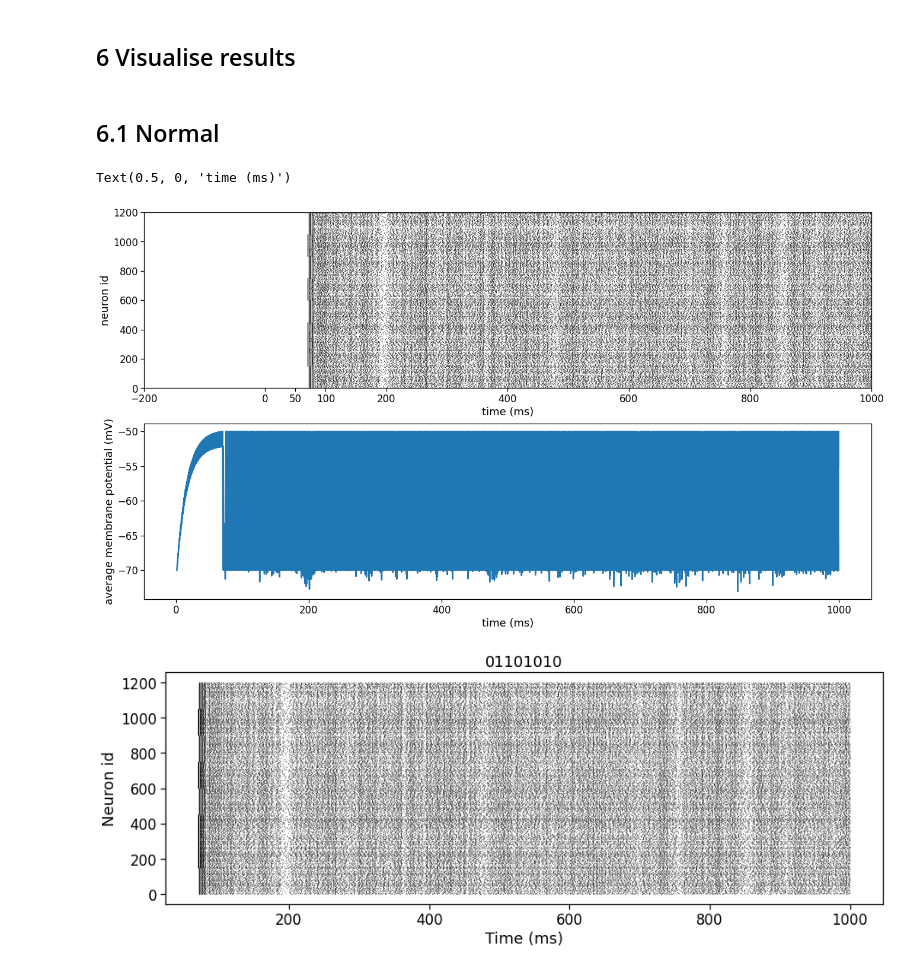
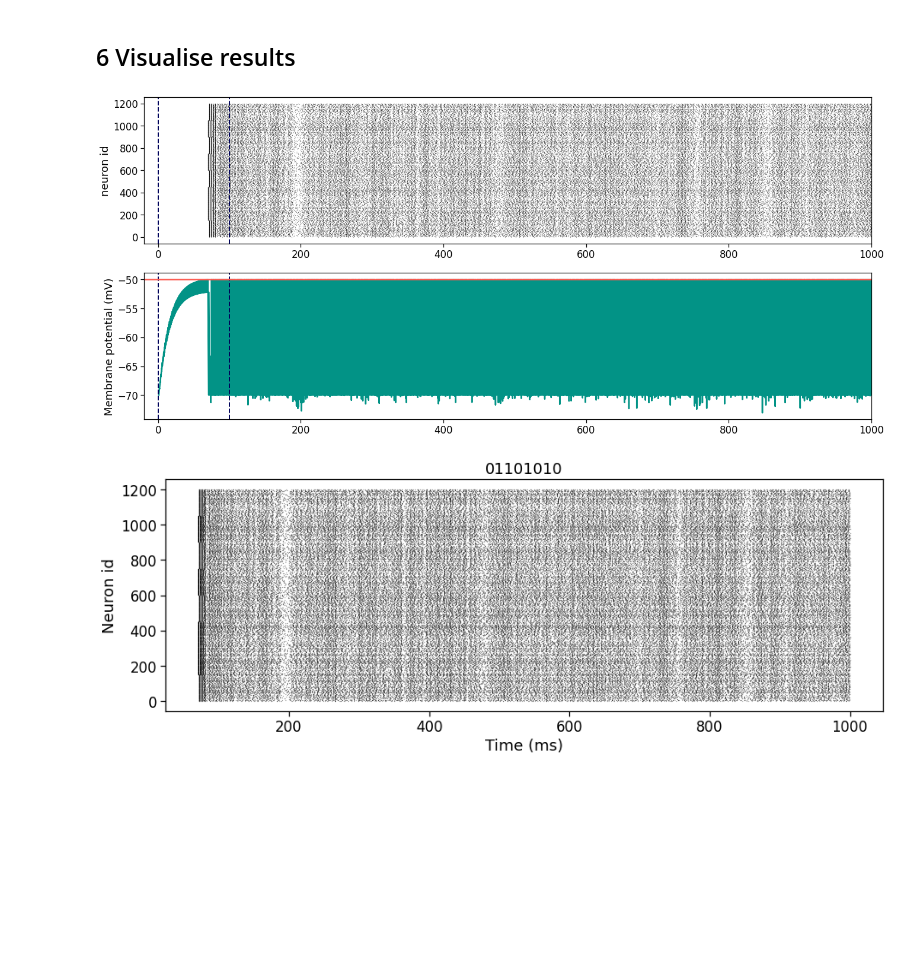
Before and after one commit to daphnecor/Transients, a Jupyter notebook: network_from_scratch.ipynb, the cells around one changed output. Drawn from its saved outputs; the diff is of its cells as text; code cells hidden in the pictures; blank space fills up the shorter version.

```diff
--- a/network_from_scratch.ipynb
+++ b/network_from_scratch.ipynb
@@ -337,24 +312,23 @@ def reorder(neuronids,numneurons,numgroups=8, offset=1):
-# %% [markdown]
-## 6.1 Normal
-# %%
-f = plt.figure(figsize=(22,12))
-plt.title(list2str(pattern))
-
-plt.subplot(211)
-plt.scatter(spike_times,spike_neurons, marker='o', s=.05, color='k');
-plt.xlabel('time (ms)')
-plt.ylabel('neuron id')
-plt.axis([-100,1000,0, N_total])
-plt.xticks(list(plt.xticks()[0]) + [50,stim_end]); # add some extra ticks for clarity
-#plt.savefig(path+str(H.list2str(pattern))) uncommment to save figures
-
-plt.subplot(212)
-plt.plot(volt_times, volt_trace)
-plt.ylabel('average membrane potential (mV)')
-plt.xlabel('time (ms)')
-# %% [output]
-Text(0.5, 0, 'time (ms)')
-[figure, removed]
+# %%
+# ==== PLOT ====
+fig, (ax1, ax2) = plt.subplots(2, figsize=(22,10))
+
+# raster plot
+ax1.scatter(spike_times, spike_neurons, marker='o', s=0.02, color='k');
+ax1.set_ylabel('neuron id')
+ax1.axvline(x=0, linewidth=2., color='xkcd:dark blue', linestyle='--')
+ax1.axvline(x=100., linewidth=2., color='xkcd:dark blue', linestyle='--')
+ax1.set_xlim([-20, 1000])
+
+# voltage
+ax2.plot(volt_times, volt_trace, color='xkcd:teal')
+ax2.set_ylabel('Membrane potential (mV)')
+ax2.axvline(x=0, linewidth=2., color='xkcd:dark blue', linestyle='--')
+ax2.axvline(x=100., linewidth=2., color='xkcd:dark blue', linestyle='--')
+ax2.axhline(y=-50, linewidth=2.5, color='xkcd:coral', linestyle='-')
+ax2.set_xlim([-20, 1000]);
+# %% [output]
+[figure, added]
 # %%
 f = plt.figure(figsize=(15,5))
 plt.title(list2str(pattern))
```
Also changed, not shown: parts of 4 cells of this notebook, 3 other files.
